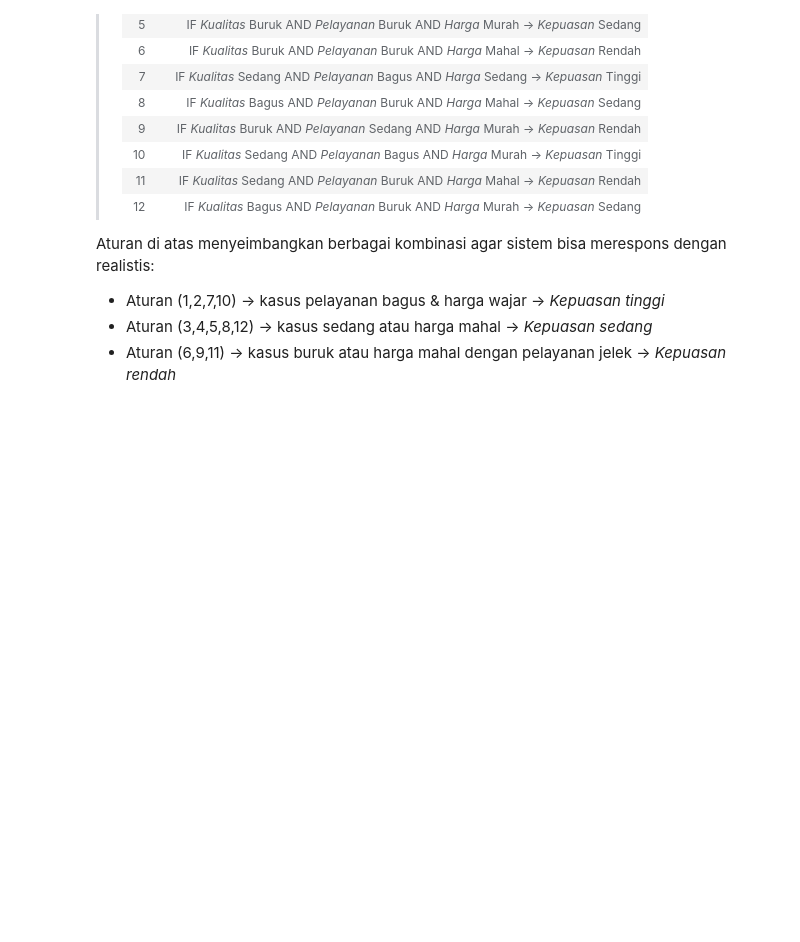
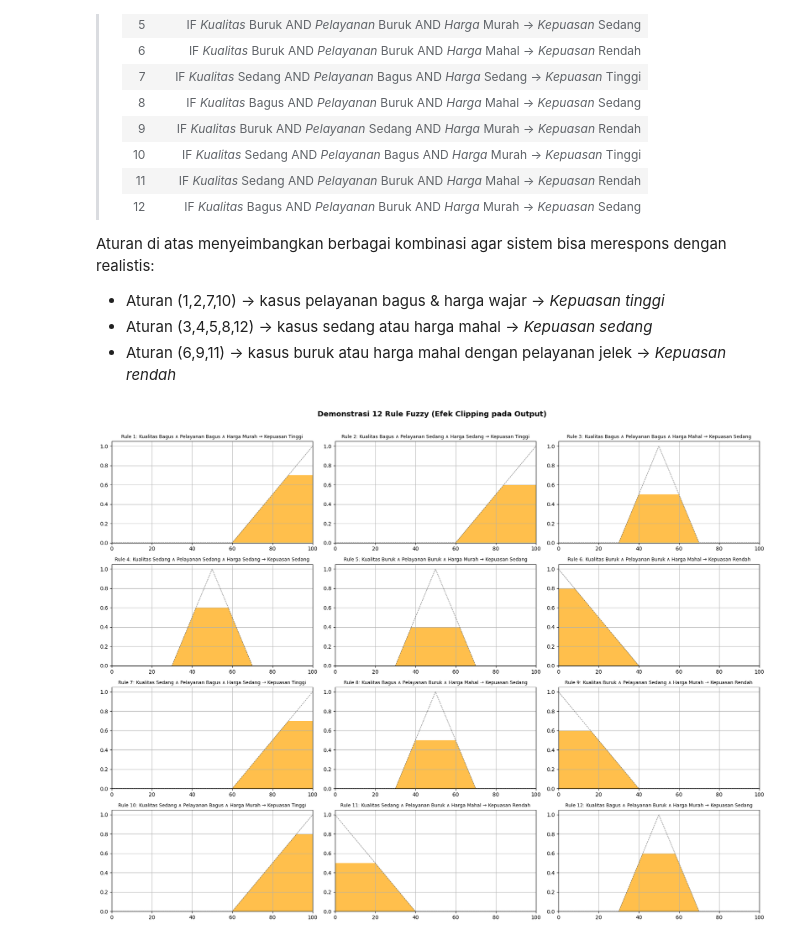
Before and after one commit to WayanRadit29/College_CI, a Jupyter notebook: praktikum kuliah/main/Praktikum/3 - Fuzzy Logic/TugasAkhirFuzzy.ipynb, the cells around one changed output. Saved outputs shown, nothing was run; the diff lists cells and outputs as text; code cells hidden in the pictures; blank space fills up the shorter version.

```diff
--- a/praktikum kuliah/main/Praktikum/3 - Fuzzy Logic/TugasAkhirFuzzy.ipynb
+++ b/praktikum kuliah/main/Praktikum/3 - Fuzzy Logic/TugasAkhirFuzzy.ipynb
@@ -175,3 +219,7 @@ def basis_aturan(derajat_kualitas, derajat_pelayanan, derajat_harga, mf_output):
+# %%
+demo_rules_visualization()
+# %% [output]
+[figure, added]
 # %%
 def visualisasi_output(domain, aggregated, crisp_value, title="Hasil Fuzzy Mamdani"):
     """
```
Also changed, not shown: parts of 5 cells of this notebook.
